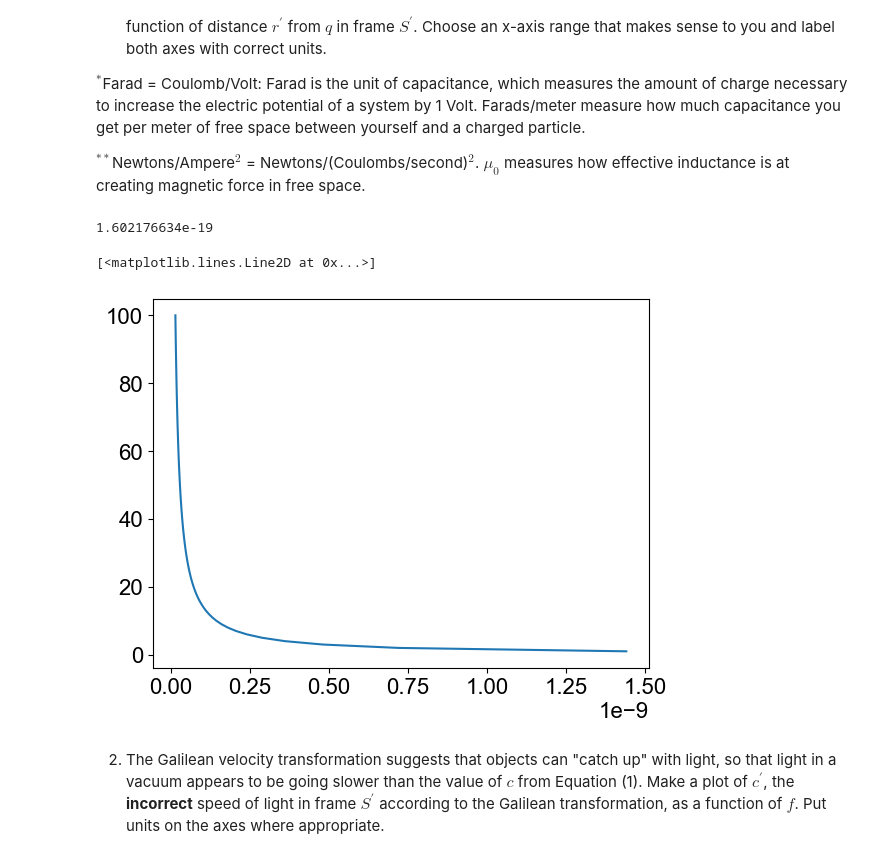
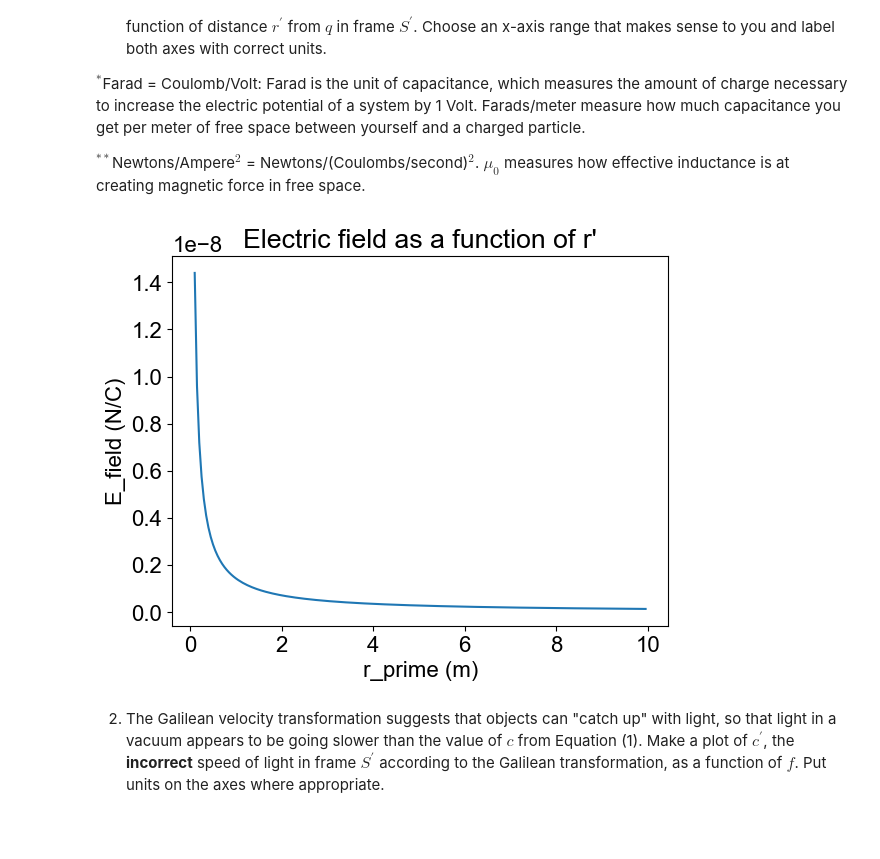
Before and after one commit to mkaehler-ud/PHYS309, a Jupyter notebook: assignment1.ipynb, the cells around one changed output. Drawn from its saved outputs; the diff is of its cells as text; code cells hidden in the pictures; blank space fills up the shorter version.

```diff
--- a/assignment1.ipynb
+++ b/assignment1.ipynb
@@ -49,15 +52,27 @@ $^{*}$Farad = Coulomb/Volt: Farad is the unit of capacitance, which measures the
 $^{**}$Newtons/Ampere$^2$ = Newtons/(Coulombs/second)$^2$. $\mu_0$ measures how effective inductance is at creating magnetic force in free space.
 # %%
 import matplotlib.pyplot as plt
+
+# constant k multiplies all the constant values in equation 2.
 k = 1/(4*constants.pi*constants.epsilon_0)
+
+# q is the point charge of one elctron, the charge of one electron is about 1.6*10^-19 Coulombs.
 q = 1.602176634e-19
-r_prime = np.arange(1, 101, 1)
+
+# I chose an x-axis range of 0.1-10 meters at increments of 0.05.
+r_prime = np.arange(0.1, 10, 0.05)
+
+# Equation 2.
 E = (k*q)/r_prime
-plt.plot(E,r_prime)
+
+# Plot r' versus E.
+plt.plot(r_prime,E)
+plt.title("Electric field as a function of r'")
+plt.xlabel('r_prime (m)')
+plt.ylabel('E_field (N/C)')
+plt.show()
 # %% [output]
-1.602176634e-19
-[<matplotlib.lines.Line2D at 0x...>]
-[figure, old version]
+[figure, new version]
 # %% [markdown]
 <ol start=2>
     <li>The Galilean velocity transformation suggests that objects can "catch up" with light, so that light in a vacuum appears to be going slower than the value of $c$ from Equation (1). Make a plot of $c^{\prime}$, the <strong>incorrect</strong> speed of light in frame $S^{\prime}$ according to the Galilean transformation, as a function of $f$. Put units on the axes where appropriate.</li>
```
Also changed, not shown: parts of 6 cells of this notebook.
